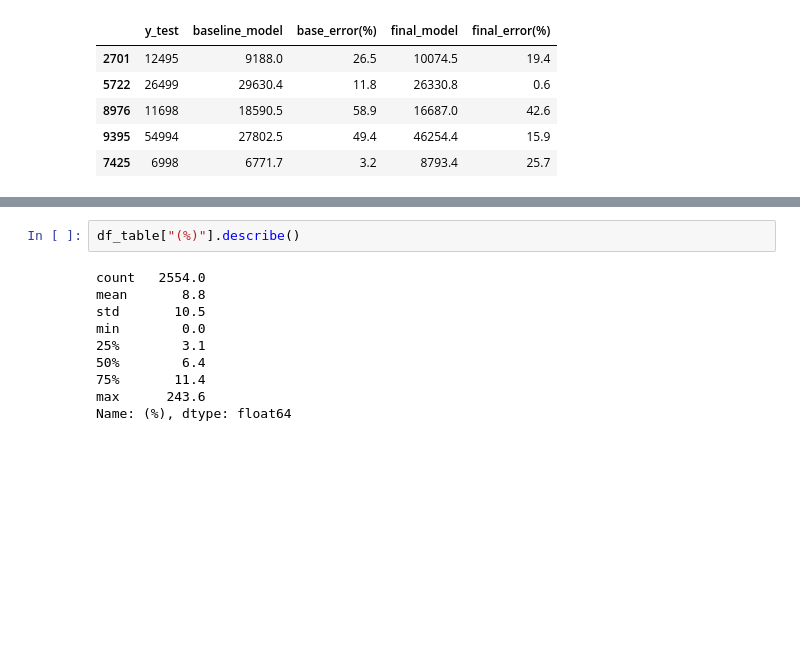
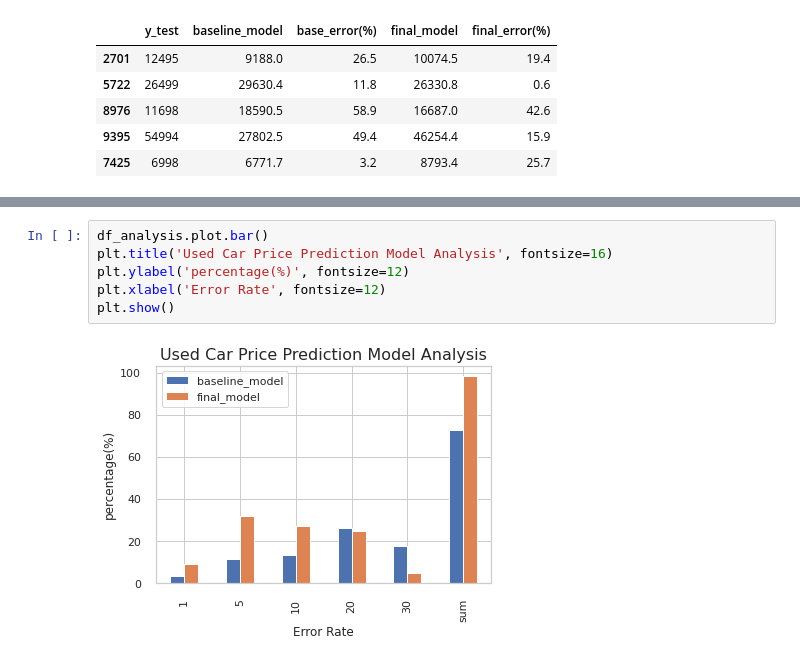
Before and after one commit to KYOH95/Project_2_Car_Analysis, a Jupyter notebook: Project2.ipynb, the cells around one changed output, grey strips where cells are left out. Saved outputs shown, nothing was run; the diff lists cells and outputs as text; blank space fills up the shorter version.

```diff
--- a/Project2.ipynb
+++ b/Project2.ipynb
@@ -1169,12 +1156,8 @@ total_size
-# %%
-df_table["(%)"].describe()
-# %% [output]
-count   2554.0
-mean       8.8
-std       10.5
-min        0.0
-25%        3.1
-50%        6.4
-75%       11.4
-max      243.6
-Name: (%), dtype: float64
+# %%
+df_analysis.plot.bar()
+plt.title('Used Car Price Prediction Model Analysis', fontsize=16)
+plt.ylabel('percentage(%)', fontsize=12)
+plt.xlabel('Error Rate', fontsize=12)
+plt.show()
+# %% [output]
+[figure, added]
```
Also changed, not shown: parts of 5 cells of this notebook.
